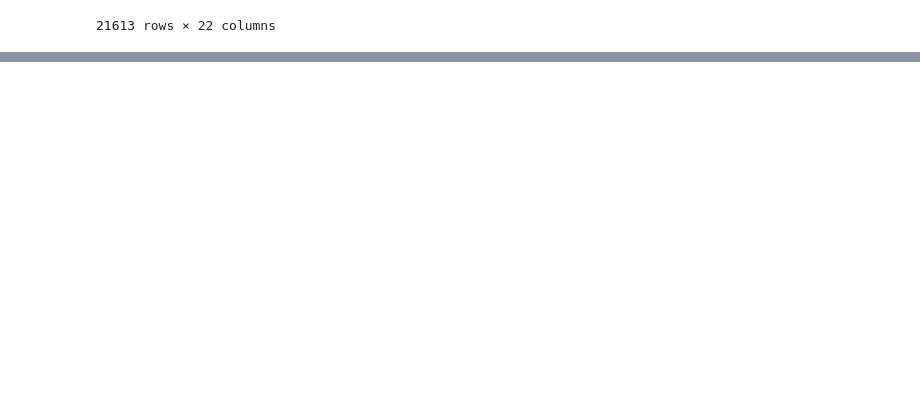
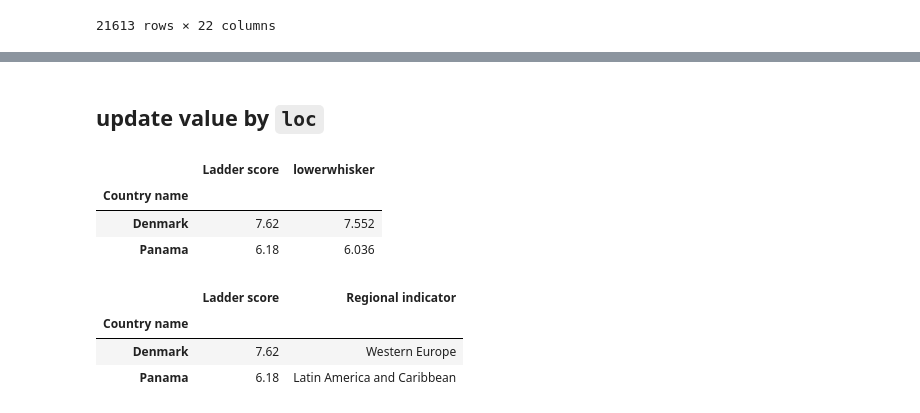
Before and after one commit to souravdev-eng/Data-Analysis-and-Visualization-course, a Jupyter notebook: 06_Modifying_DataFrames.ipynb, the cells around one changed output, grey strips where cells are left out. Drawn from its saved outputs; the diff is of its cells as text; code cells hidden in the pictures; blank space fills up the shorter version.

```diff
--- a/06_Modifying_DataFrames.ipynb
+++ b/06_Modifying_DataFrames.ipynb
@@ -194,0 +268,16 @@ houses
+# %% [markdown]
+## update value by `loc`
+# %%
+countries.loc[["Denmark", "Panama"], ["Ladder score", "Regional indicator"]]
+# %% [output]
+|  | Ladder score | lowerwhisker |
+| Country name |  |  |
+| Denmark | 7.62 | 7.552 |
+| Panama | 6.18 | 6.036 |
+# %%
+countries.loc[["Denmark", "Panama"], ["Ladder score", "Regional indicator"]]
+# %% [output]
+|  | Ladder score | Regional indicator |
+| Country name |  |  |
+| Denmark | 7.62 | Western Europe |
+| Panama | 6.18 | Latin America and Caribbean |
```
Also changed, not shown: parts of 11 cells of this notebook, 2 other files.
